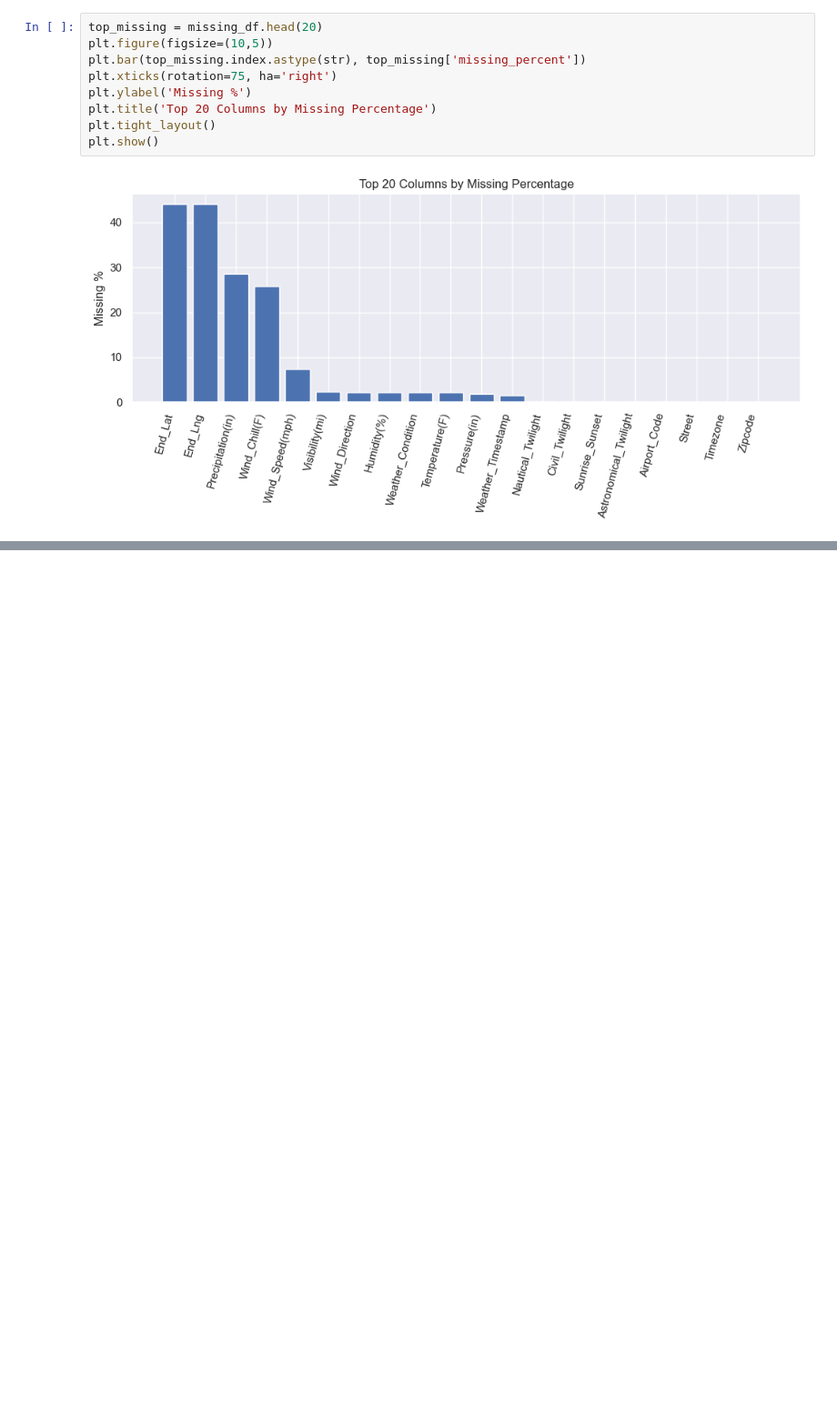
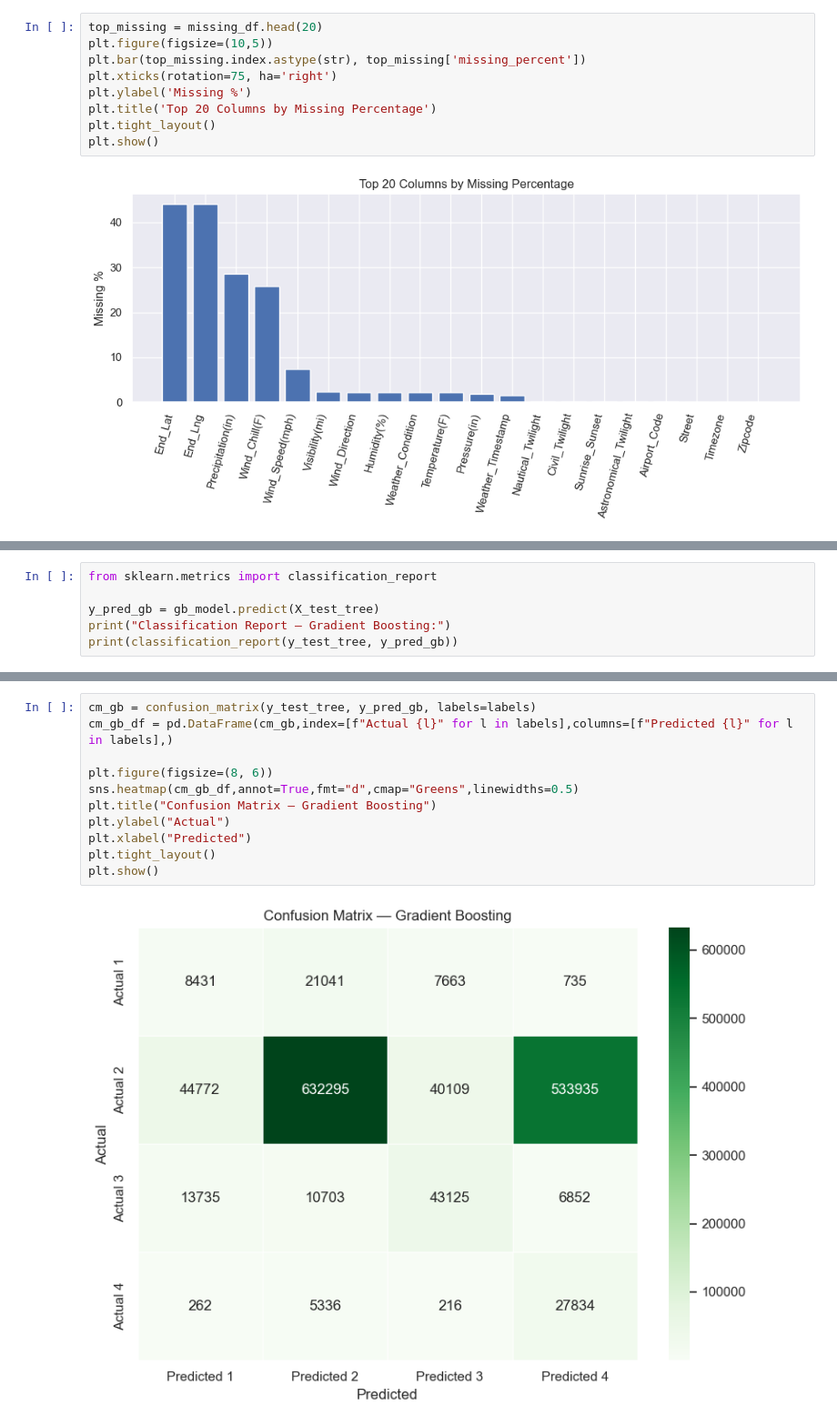
Before and after one commit to NSriDatta16/US-Accidents-Prediction, a Jupyter notebook: notebooks/accident_severity_analysis.ipynb, the cells around one changed output, grey strips where cells are left out. Shown at 91% size. Saved outputs shown, nothing was run; the diff lists cells and outputs as text; blank space fills up the shorter version.

```diff
--- a/notebooks/accident_severity_analysis.ipynb
+++ b/notebooks/accident_severity_analysis.ipynb
@@ -173,0 +667,6 @@ Name: count, dtype: int64
+# %%
+from sklearn.metrics import classification_report
+
+y_pred_gb = gb_model.predict(X_test_tree)
+print("Classification Report — Gradient Boosting:")
+print(classification_report(y_test_tree, y_pred_gb))
@@ -173,0 +685,13 @@ Name: count, dtype: int64
+# %%
+cm_gb = confusion_matrix(y_test_tree, y_pred_gb, labels=labels)
+cm_gb_df = pd.DataFrame(cm_gb,index=[f"Actual {l}" for l in labels],columns=[f"Predicted {l}" for l in labels],)
+
+plt.figure(figsize=(8, 6))
+sns.heatmap(cm_gb_df,annot=True,fmt="d",cmap="Greens",linewidths=0.5)
+plt.title("Confusion Matrix — Gradient Boosting")
+plt.ylabel("Actual")
+plt.xlabel("Predicted")
+plt.tight_layout()
+plt.show()
+# %% [output]
+[figure, added]
```
Also changed, not shown: parts of 72 cells of this notebook.
